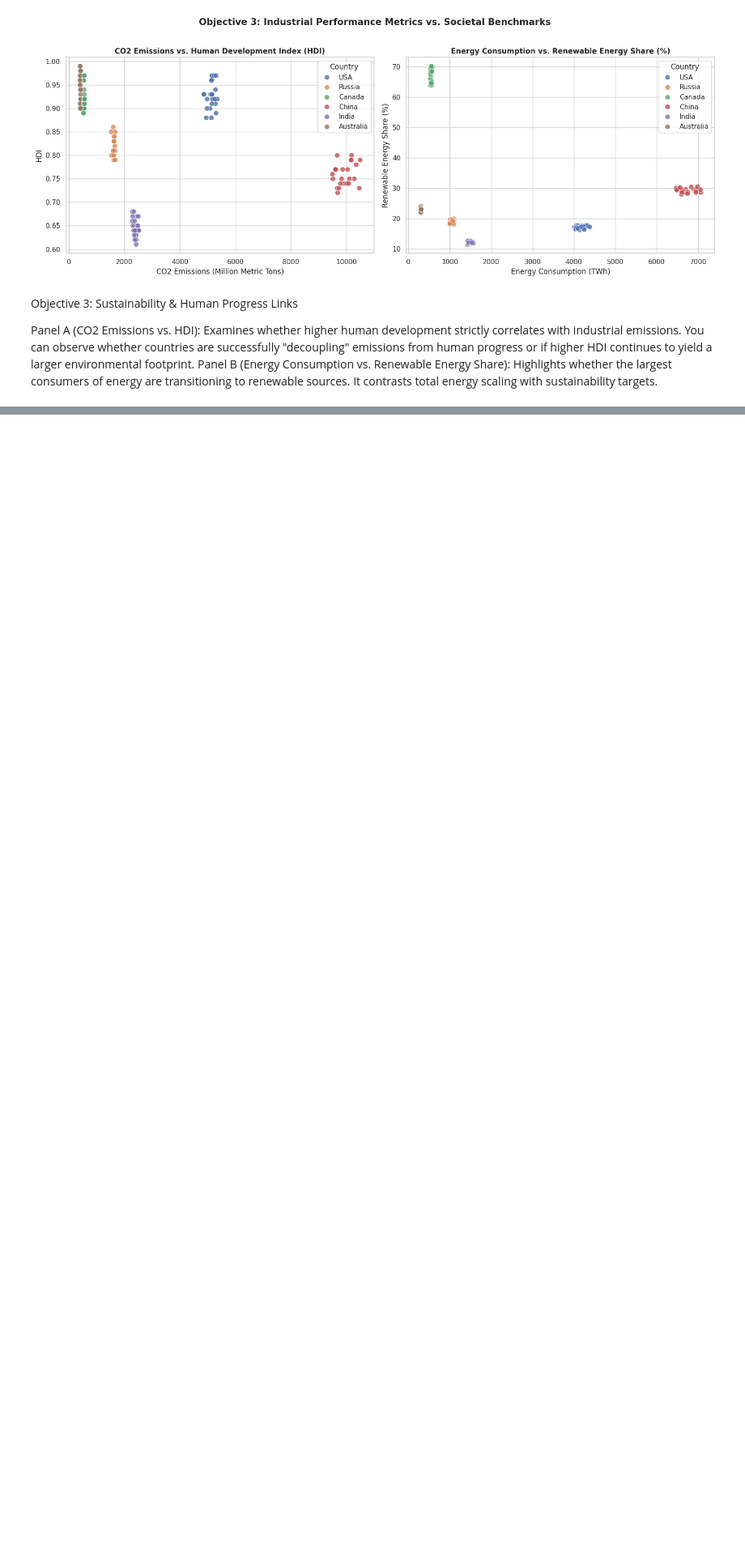
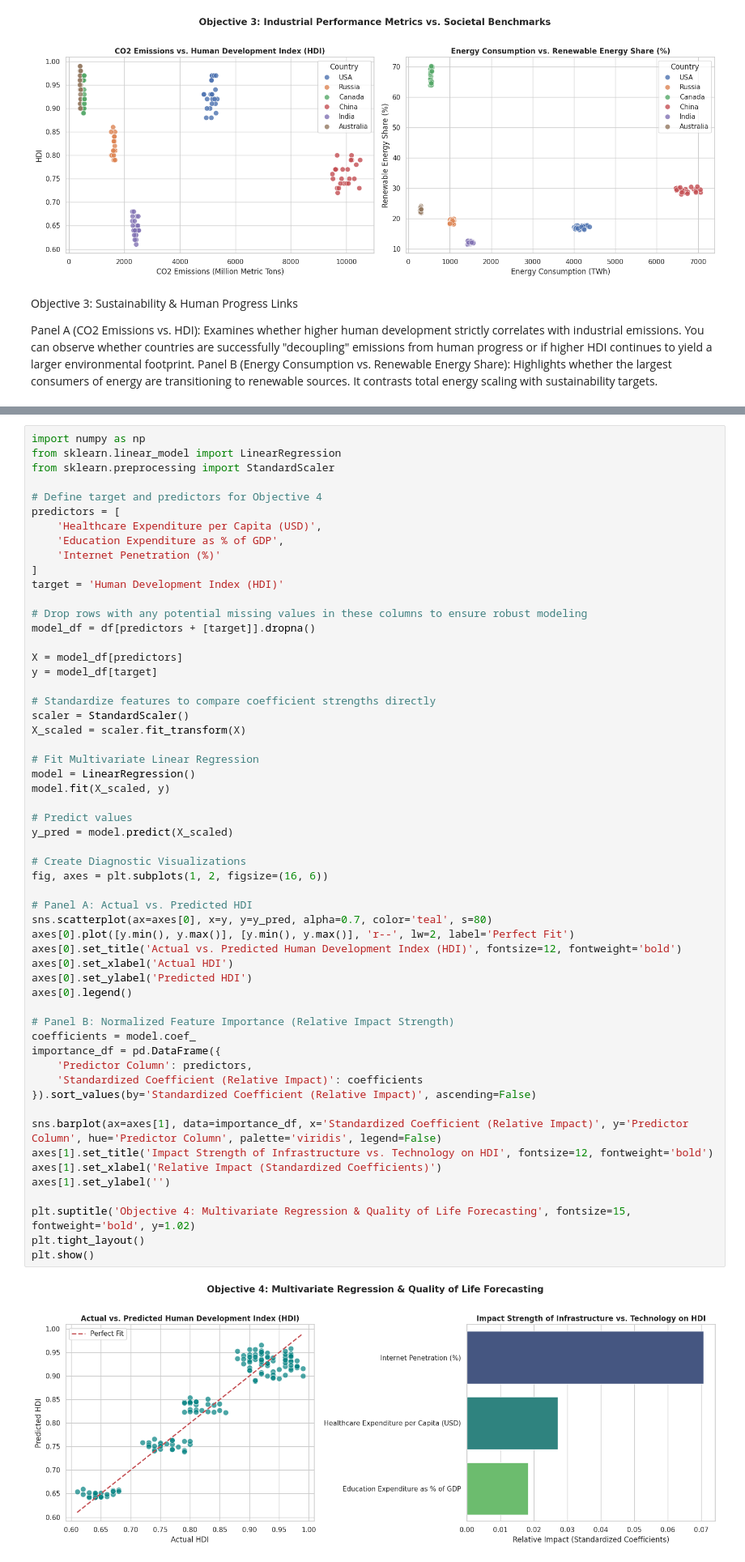
Before and after one commit to sitiekbal/CapstnPro_Econ.Analysis, a Jupyter notebook: Capstone_Project_Economic_Analysis.ipynb, the cells around one changed output, grey strips where cells are left out. Shown at 81% size. Cells and saved outputs as stored; diff of their text form; blank space fills up the shorter version.

```diff
--- a/Capstone_Project_Economic_Analysis.ipynb
+++ b/Capstone_Project_Economic_Analysis.ipynb
@@ -220,0 +223,58 @@ Panel B (Energy Consumption vs. Renewable Energy Share): Highlights whether the
+# %%
+import numpy as np
+from sklearn.linear_model import LinearRegression
+from sklearn.preprocessing import StandardScaler
+
+# Define target and predictors for Objective 4
+predictors = [
+    'Healthcare Expenditure per Capita (USD)',
+    'Education Expenditure as % of GDP',
+    'Internet Penetration (%)'
+]
+target = 'Human Development Index (HDI)'
+
+# Drop rows with any potential missing values in these columns to ensure robust modeling
+model_df = df[predictors + [target]].dropna()
+
+X = model_df[predictors]
+y = model_df[target]
+
+# Standardize features to compare coefficient strengths directly
+scaler = StandardScaler()
+X_scaled = scaler.fit_transform(X)
+
+# Fit Multivariate Linear Regression
+model = LinearRegression()
+model.fit(X_scaled, y)
+
+# Predict values
+y_pred = model.predict(X_scaled)
+
+# Create Diagnostic Visualizations
+fig, axes = plt.subplots(1, 2, figsize=(16, 6))
+
+# Panel A: Actual vs. Predicted HDI
+sns.scatterplot(ax=axes[0], x=y, y=y_pred, alpha=0.7, color='teal', s=80)
+axes[0].plot([y.min(), y.max()], [y.min(), y.max()], 'r--', lw=2, label='Perfect Fit')
+axes[0].set_title('Actual vs. Predicted Human Development Index (HDI)', fontsize=12, fontweight='bold')
+axes[0].set_xlabel('Actual HDI')
+axes[0].set_ylabel('Predicted HDI')
+axes[0].legend()
+
+# Panel B: Normalized Feature Importance (Relative Impact Strength)
+coefficients = model.coef_
+importance_df = pd.DataFrame({
+    'Predictor Column': predictors,
+    'Standardized Coefficient (Relative Impact)': coefficients
+}).sort_values(by='Standardized Coefficient (Relative Impact)', ascending=False)
+
+sns.barplot(ax=axes[1], data=importance_df, x='Standardized Coefficient (Relative Impact)', y='Predictor Column', hue='Predictor Column', palette='viridis', legend=False)
+axes[1].set_title('Impact Strength of Infrastructure vs. Technology on HDI', fontsize=12, fontweight='bold')
+axes[1].set_xlabel('Relative Impact (Standardized Coefficients)')
+axes[1].set_ylabel('')
+
+plt.suptitle('Objective 4: Multivariate Regression & Quality of Life Forecasting', fontsize=15, fontweight='bold', y=1.02)
+plt.tight_layout()
+plt.show()
+# %% [output]
+[figure, added]
```
Also changed, not shown: parts of 5 cells of this notebook.
